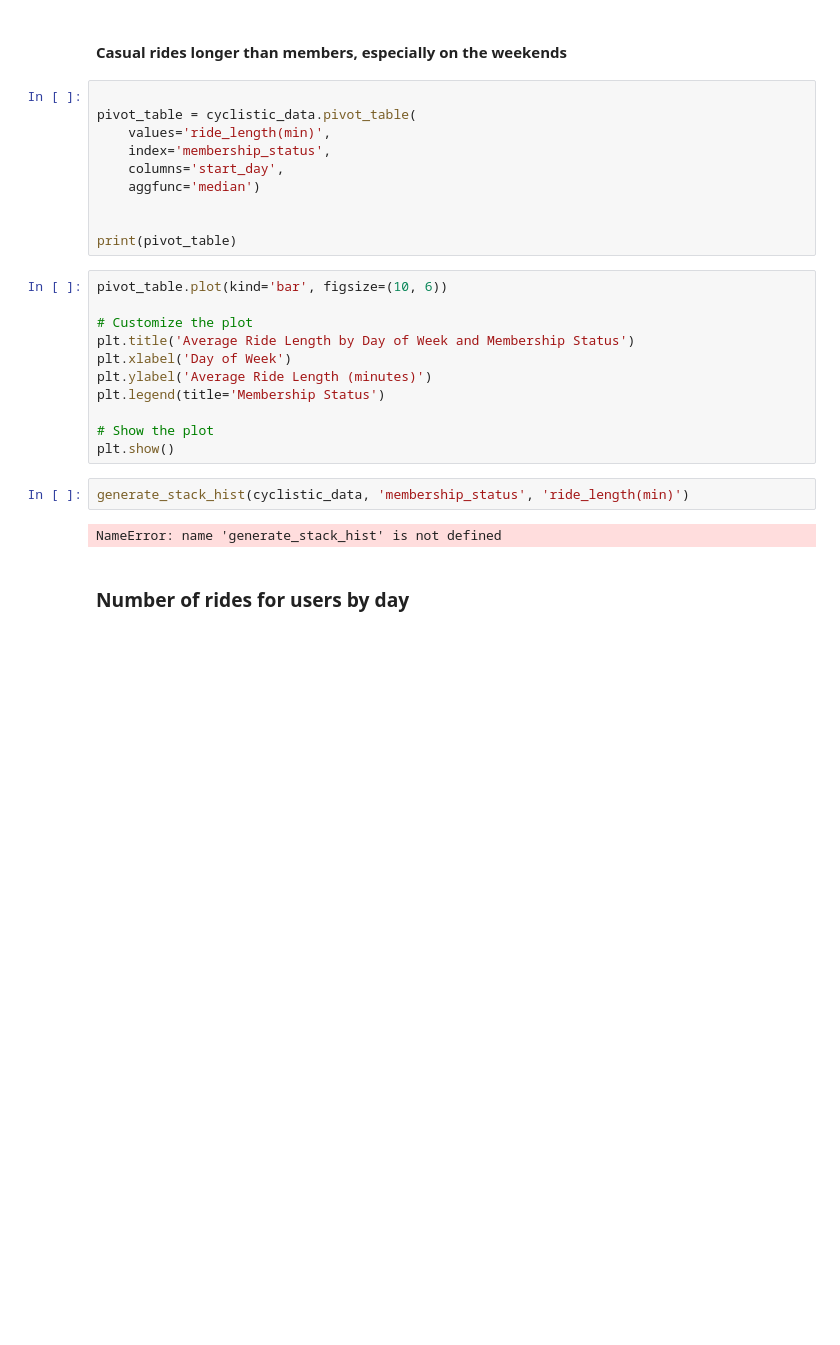
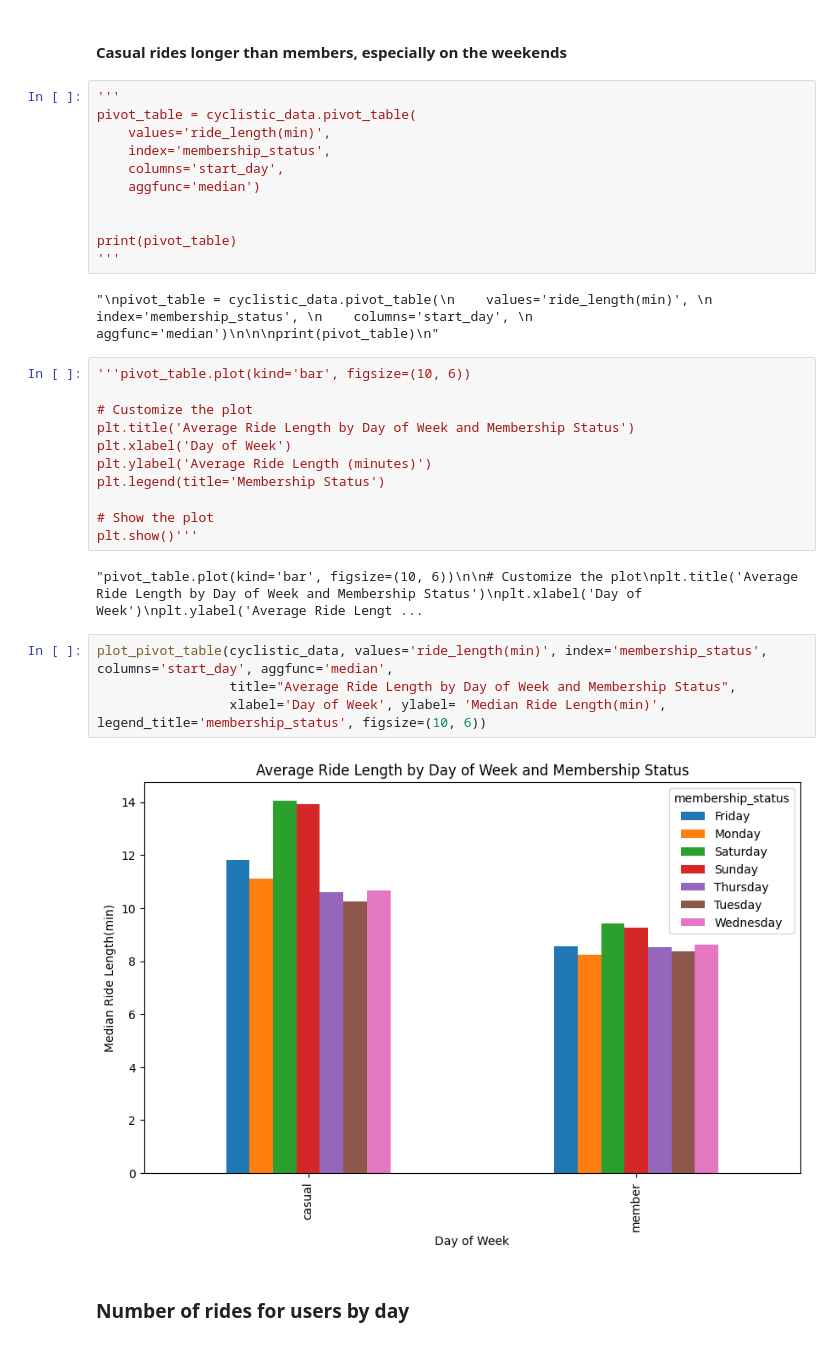
Before and after one commit to kangghong/cyclistic-case-study, a Jupyter notebook: notebooks/exploration.ipynb, the cells around one changed output. Saved outputs shown, nothing was run; the diff lists cells and outputs as text; blank space fills up the shorter version.

```diff
--- a/notebooks/exploration.ipynb
+++ b/notebooks/exploration.ipynb
@@ -83,7 +110,7 @@ generate_hist_plot(cyclistic_data, 'membership_status', 'start_day')
 # %% [markdown]
 #### Casual rides longer than members, especially on the weekends
 # %%
-
+'''
 pivot_table = cyclistic_data.pivot_table(
     values='ride_length(min)',
     index='membership_status',
@@ -92,8 +119,11 @@ pivot_table = cyclistic_data.pivot_table(
 
 
 print(pivot_table)
+'''
+# %% [output]
+"\npivot_table = cyclistic_data.pivot_table(\n    values='ride_length(min)', \n    index='membership_status', \n    columns='start_day', \n    aggfunc='median')\n\n\nprint(pivot_table)\n"
 # %%
-pivot_table.plot(kind='bar', figsize=(10, 6))
+'''pivot_table.plot(kind='bar', figsize=(10, 6))
 
 # Customize the plot
 plt.title('Average Ride Length by Day of Week and Membership Status')
@@ -102,11 +132,15 @@ plt.ylabel('Average Ride Length (minutes)')
 plt.legend(title='Membership Status')
 
 # Show the plot
-plt.show()
+plt.show()'''
+# %% [output]
+"pivot_table.plot(kind='bar', figsize=(10, 6))\n\n# Customize the plot\nplt.title('Average Ride Length by Day of Week and Membership Status')\nplt.xlabel('Day of Week')\nplt.ylabel('Average Ride Lengt ...
-# %%
-generate_stack_hist(cyclistic_data, 'membership_status', 'ride_length(min)')
-# %% [output]
-NameError: name 'generate_stack_hist' is not defined
+# %%
+plot_pivot_table(cyclistic_data, values='ride_length(min)', index='membership_status', columns='start_day', aggfunc='median',
+                 title="Average Ride Length by Day of Week and Membership Status",
+                 xlabel='Day of Week', ylabel= 'Median Ride Length(min)', legend_title='membership_status', figsize=(10, 6))
+# %% [output]
+[figure, added]
 # %% [markdown]
 ### Number of rides for users by day
 # %%
```
Also changed, not shown: parts of 88 cells of this notebook, 5 other files.
